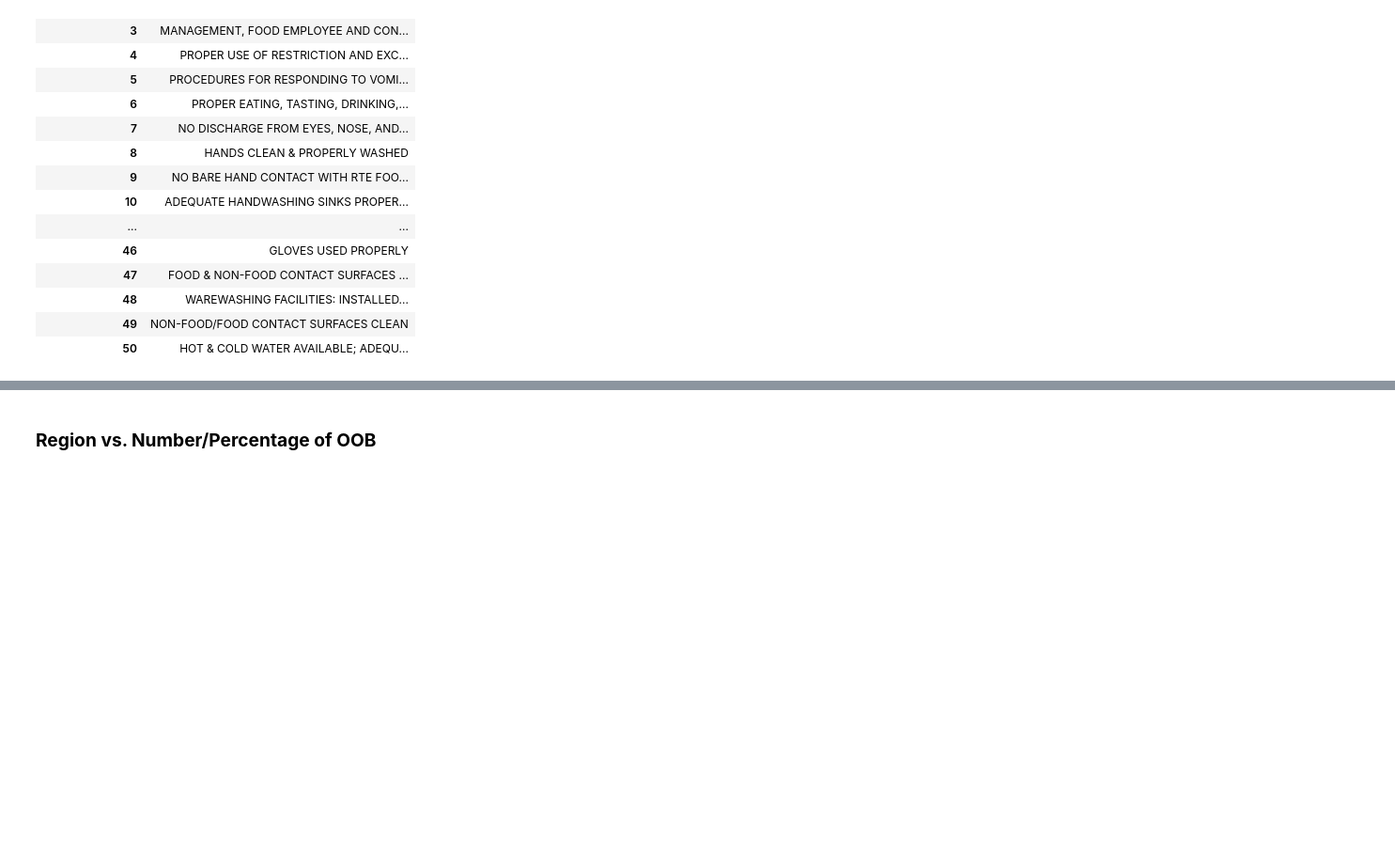
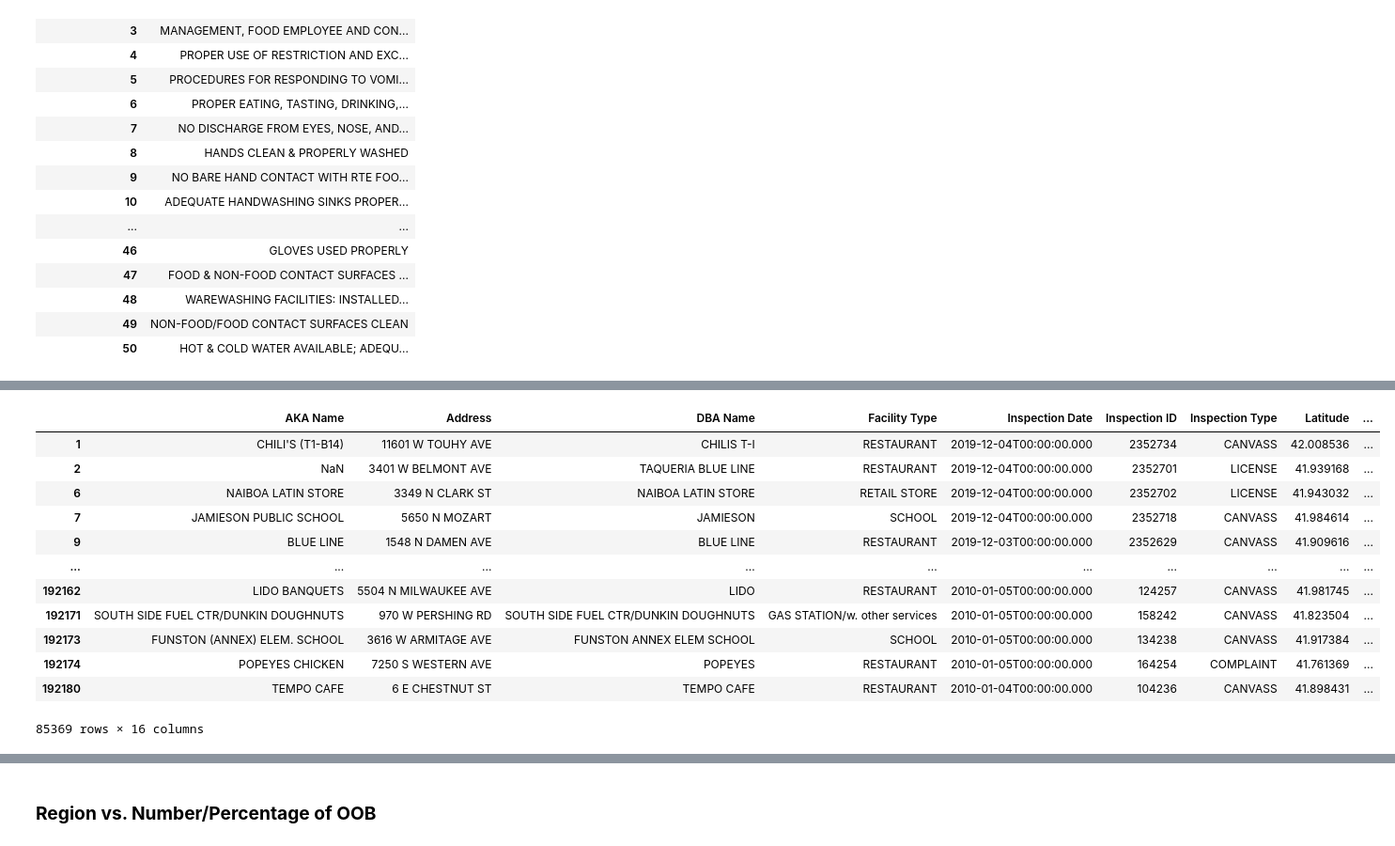
Before and after one commit to RubinDaija/epfl-ada-2019-project, a Jupyter notebook: new_project_violations.ipynb, the cells around one changed output, grey strips where cells are left out. Shown: that part at 94% size. Cells and saved outputs as stored; diff of their text form; code cells hidden in the pictures; blank space fills up the shorter version.

```diff
--- a/new_project_violations.ipynb
+++ b/new_project_violations.ipynb
@@ -796,0 +845,19 @@ vio_descr.head(50)
+# %%
+set_diff_oob.dropna(subset=['Violations'], inplace=True)
+set_diff_oob['Violations'] = set_diff_oob['Violations'].apply(lambda x: re.findall(r'^[0-9]+[.] | [|] [0-9]+[.] ', x))
+set_diff_oob['Violations'] = set_diff_oob['Violations'].apply(lambda x: [int(sub.replace('|','').split('.')[0]) for sub in x])
+set_diff_oob
+# %% [output]
+|  | AKA Name | Address | DBA Name | Facility Type | Inspection Date | Inspection ID | Inspection Type | Latitude | ... |
+| 1 | CHILI'S (T1-B14) | 11601 W TOUHY AVE | CHILIS T-I | RESTAURANT | 2019-12-04T00:00:00.000 | 2352734 | CANVASS | 42.008536 | ... |
+| 2 | NaN | 3401 W BELMONT AVE | TAQUERIA BLUE LINE | RESTAURANT | 2019-12-04T00:00:00.000 | 2352701 | LICENSE | 41.939168 | ... |
+| 6 | NAIBOA LATIN STORE | 3349 N CLARK ST | NAIBOA LATIN STORE | RETAIL STORE | 2019-12-04T00:00:00.000 | 2352702 | LICENSE | 41.943032 | ... |
+| 7 | JAMIESON PUBLIC SCHOOL | 5650 N MOZART | JAMIESON | SCHOOL | 2019-12-04T00:00:00.000 | 2352718 | CANVASS | 41.984614 | ... |
+| 9 | BLUE LINE | 1548 N DAMEN AVE | BLUE LINE | RESTAURANT | 2019-12-03T00:00:00.000 | 2352629 | CANVASS | 41.909616 | ... |
+| ... | ... | ... | ... | ... | ... | ... | ... | ... | ... |
+| 192162 | LIDO BANQUETS | 5504 N MILWAUKEE AVE | LIDO | RESTAURANT | 2010-01-05T00:00:00.000 | 124257 | CANVASS | 41.981745 | ... |
+| 192171 | SOUTH SIDE FUEL CTR/DUNKIN DOUGHNUTS | 970 W PERSHING RD | SOUTH SIDE FUEL CTR/DUNKIN DOUGHNUTS | GAS STATION/w. other services | 2010-01-05T00:00:00.000 | 158242 | CANVASS | 41.823504 | ... |
+| 192173 | FUNSTON (ANNEX) ELEM. SCHOOL | 3616 W ARMITAGE AVE | FUNSTON ANNEX ELEM SCHOOL | SCHOOL | 2010-01-05T00:00:00.000 | 134238 | CANVASS | 41.917384 | ... |
+| 192174 | POPEYES CHICKEN | 7250 S WESTERN AVE | POPEYES | RESTAURANT | 2010-01-05T00:00:00.000 | 164254 | COMPLAINT | 41.761369 | ... |
+| 192180 | TEMPO CAFE | 6 E CHESTNUT ST | TEMPO CAFE | RESTAURANT | 2010-01-04T00:00:00.000 | 104236 | CANVASS | 41.898431 | ... |
+85369 rows × 16 columns
```
Also changed, not shown: parts of 12 cells of this notebook.
